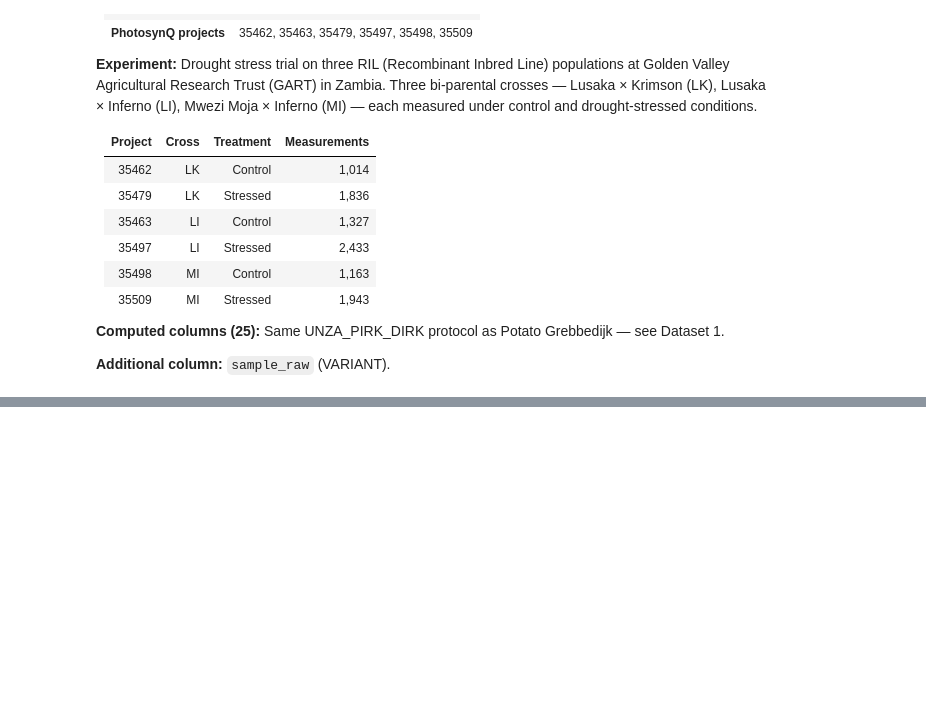
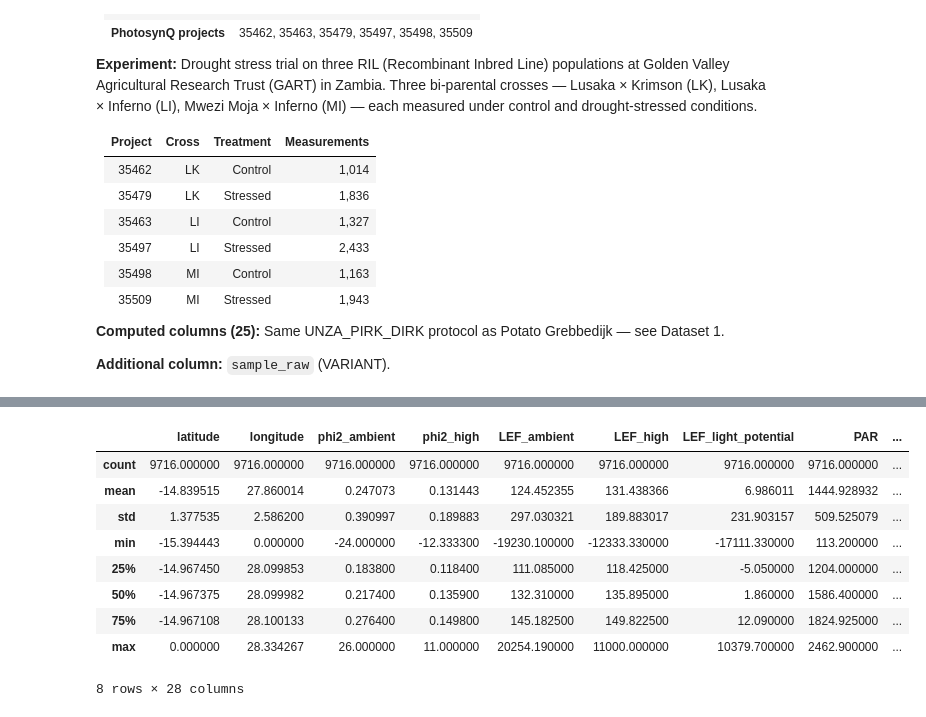
Before and after one commit to Computational-Biology-Aachen/2026-photosynthesis-hackathon-template, a Jupyter notebook: 02-bean-gart.ipynb, the cells around one changed output, grey strips where cells are left out. Cells and saved outputs as stored; diff of their text form; code cells hidden in the pictures; blank space fills up the shorter version.

```diff
--- a/02-bean-gart.ipynb
+++ b/02-bean-gart.ipynb
@@ -28,0 +101,13 @@
+# %%
+df.describe()
+# %% [output]
+|  | latitude | longitude | phi2_ambient | phi2_high | LEF_ambient | LEF_high | LEF_light_potential | PAR | ... |
+| count | 9716.000000 | 9716.000000 | 9716.000000 | 9716.000000 | 9716.000000 | 9716.000000 | 9716.000000 | 9716.000000 | ... |
+| mean | -14.839515 | 27.860014 | 0.247073 | 0.131443 | 124.452355 | 131.438366 | 6.986011 | 1444.928932 | ... |
+| std | 1.377535 | 2.586200 | 0.390997 | 0.189883 | 297.030321 | 189.883017 | 231.903157 | 509.525079 | ... |
+| min | -15.394443 | 0.000000 | -24.000000 | -12.333300 | -19230.100000 | -12333.330000 | -17111.330000 | 113.200000 | ... |
+| 25% | -14.967450 | 28.099853 | 0.183800 | 0.118400 | 111.085000 | 118.425000 | -5.050000 | 1204.000000 | ... |
+| 50% | -14.967375 | 28.099982 | 0.217400 | 0.135900 | 132.310000 | 135.895000 | 1.860000 | 1586.400000 | ... |
+| 75% | -14.967108 | 28.100133 | 0.276400 | 0.149800 | 145.182500 | 149.822500 | 12.090000 | 1824.925000 | ... |
+| max | 0.000000 | 28.334267 | 26.000000 | 11.000000 | 20254.190000 | 11000.000000 | 10379.700000 | 2462.900000 | ... |
+8 rows × 28 columns
```
Also changed, not shown: parts of 6 cells of this notebook, 2 other files.
